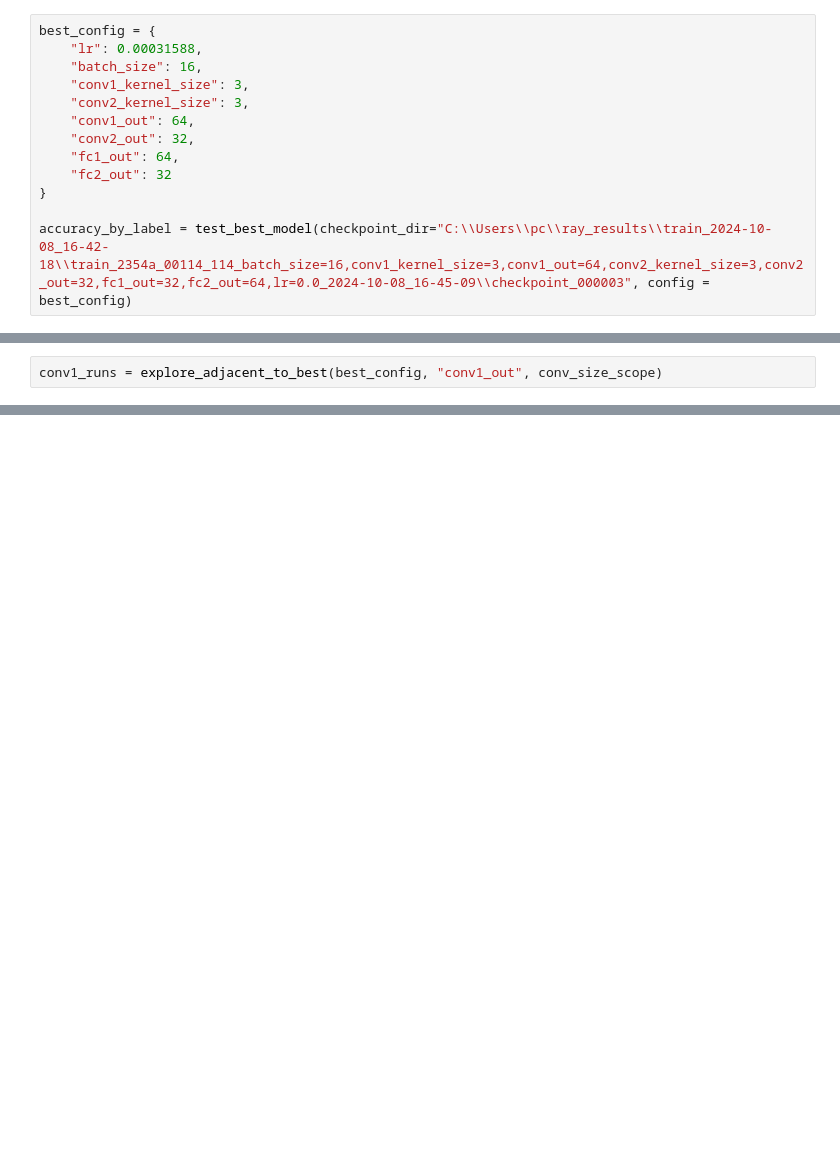
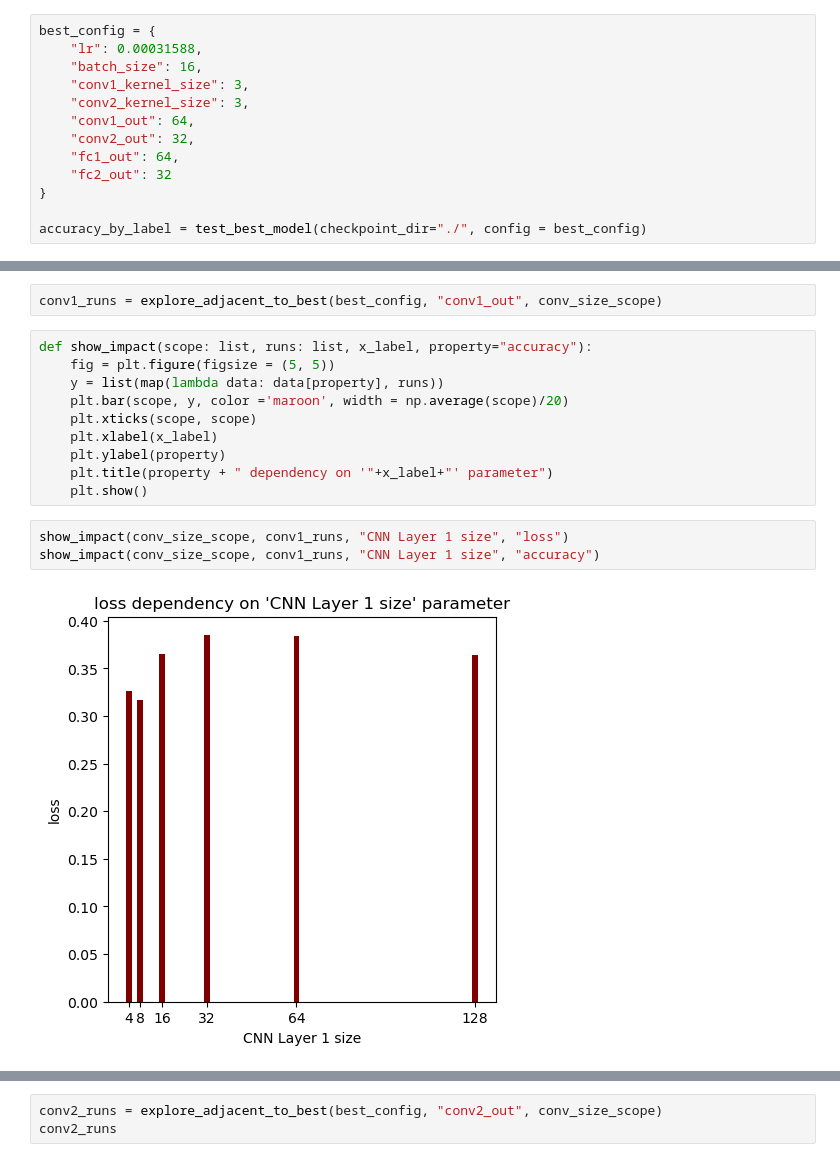
Before and after one commit to kirill26031/fashion-mnist, a Jupyter notebook: hw.ipynb, the cells around one changed output, grey strips where cells are left out. Cells and saved outputs as stored; diff of their text form; blank space fills up the shorter version.

Commit message:
Added plots for roles of hyper-parameters

```diff
--- a/hw.ipynb
+++ b/hw.ipynb
@@ -391,4 +393,4 @@ best_config = {
     "fc2_out": 32
 }
 
-accuracy_by_label = test_best_model(checkpoint_dir="C:\\Users\\pc\\ray_results\\train_2024-10-08_16-42-18\\train_2354a_00114_114_batch_size=16,conv1_kernel_size=3,conv1_out=64,conv2_kernel_size=3,conv2_out=32,fc1_out=32,fc2_out=64,lr=0.0_2024-10-08_16-45-09\\checkpoint_000003", config = best_config)
+accuracy_by_label = test_best_model(checkpoint_dir="./", config = best_config)
@@ -426,3 +431,18 @@ def explore_adjacent_to_best(best_config, variable_parameter: str, scope: list):
     return best_runs
 # %%
 conv1_runs = explore_adjacent_to_best(best_config, "conv1_out", conv_size_scope)
+# %%
+def show_impact(scope: list, runs: list, x_label, property="accuracy"):
+    fig = plt.figure(figsize = (5, 5))
+    y = list(map(lambda data: data[property], runs))
+    plt.bar(scope, y, color ='maroon', width = np.average(scope)/20)
+    plt.xticks(scope, scope)
+    plt.xlabel(x_label)
+    plt.ylabel(property)
+    plt.title(property + " dependency on '"+x_label+"' parameter")
+    plt.show()
+# %%
+show_impact(conv_size_scope, conv1_runs, "CNN Layer 1 size", "loss")
+show_impact(conv_size_scope, conv1_runs, "CNN Layer 1 size", "accuracy")
+# %% [output]
+[figure, added]
@@ -428,0 +450,3 @@ conv1_runs = explore_adjacent_to_best(best_config, "conv1_out", conv_size_scope)
+# %%
+conv2_runs = explore_adjacent_to_best(best_config, "conv2_out", conv_size_scope)
+conv2_runs
```
Also changed, not shown: parts of 11 cells of this notebook.
